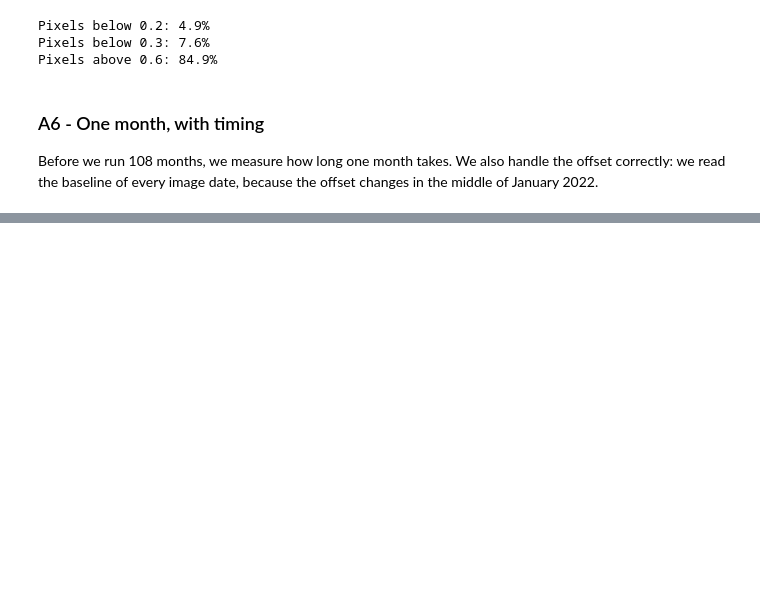
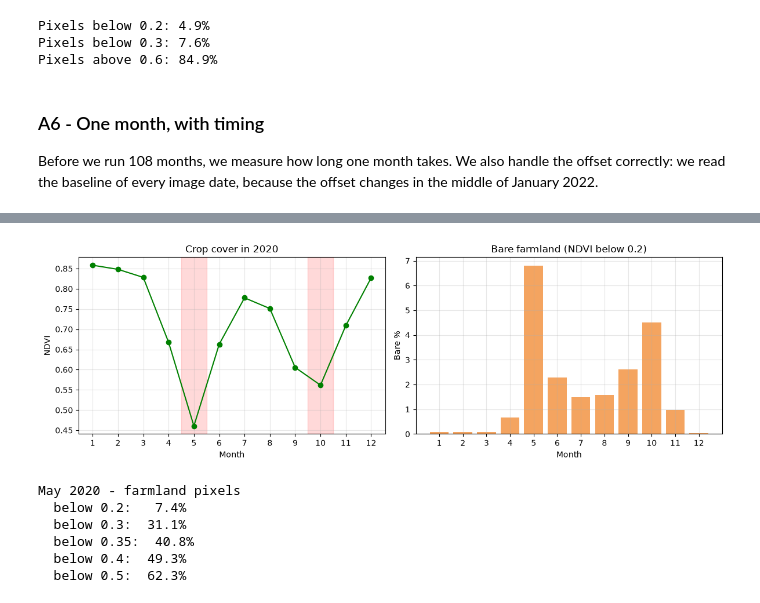
Before and after one commit to omardiab9951/Field-Shift-Adapting-Farms-with-NASA-Data-2026, a Jupyter notebook: notebooks/04_sentinel_landsat.ipynb, the cells around one changed output, grey strips where cells are left out. Cells and saved outputs as stored; diff of their text form; code cells hidden in the pictures; blank space fills up the shorter version.

```diff
--- a/notebooks/04_sentinel_landsat.ipynb
+++ b/notebooks/04_sentinel_landsat.ipynb
@@ -380,0 +595,10 @@ dates: 2 | time: 26 s
+# %%
+frames = []
+for mth in range(1, 13):
+    t0 = time.time()
+    frames.append(cell_stats(2020, mth))
+    print(f"month {mth:2d} done in {time.time() - t0:.0f}s")
+
+y2020 = pd.concat(frames, ignore_index=True)
+print("\nrows:", len(y2020))
+print(y2020.groupby("month")[["ndvi_mean", "bare_pct"]].mean().round(3))
@@ -380,0 +623,30 @@ dates: 2 | time: 26 s
+# %%
+fig, (a1, a2) = plt.subplots(1, 2, figsize=(12, 4))
+g = y2020.groupby("month")[["ndvi_mean", "bare_pct"]].mean()
+
+a1.plot(g.index, g.ndvi_mean, "o-", color="green")
+a1.set_xlabel("Month"); a1.set_ylabel("NDVI"); a1.set_title("Crop cover in 2020")
+a1.axvspan(4.5, 5.5, color="red", alpha=0.15)
+a1.axvspan(9.5, 10.5, color="red", alpha=0.15)
+a1.set_xticks(range(1, 13)); a1.grid(alpha=0.3)
+
+a2.bar(g.index, g.bare_pct * 100, color="sandybrown")
+a2.set_xlabel("Month"); a2.set_ylabel("Bare %"); a2.set_title("Bare farmland (NDVI below 0.2)")
+a2.set_xticks(range(1, 13)); a2.grid(alpha=0.3)
+plt.tight_layout(); plt.show()
+
+# Test a less strict threshold on the gap month
+m5 = monthly_ndvi(2020, 5).updateMask(farm_mask(2020))
+samp = m5.sample(region=aoi, scale=20, numPixels=4000, seed=1, geometries=False)
+v5 = np.array([f["properties"]["ndvi"] for f in retry(lambda: samp.getInfo())["features"]])
+print("May 2020 - farmland pixels")
+for t in [0.2, 0.3, 0.35, 0.4, 0.5]:
+    print(f"  below {t}: {(v5 < t).mean() * 100:5.1f}%")
+# %% [output]
+[figure, added]
+May 2020 - farmland pixels
+  below 0.2:   7.4%
+  below 0.3:  31.1%
+  below 0.35:  40.8%
+  below 0.4:  49.3%
+  below 0.5:  62.3%
```
Also changed, not shown: parts of 36 cells of this notebook.
